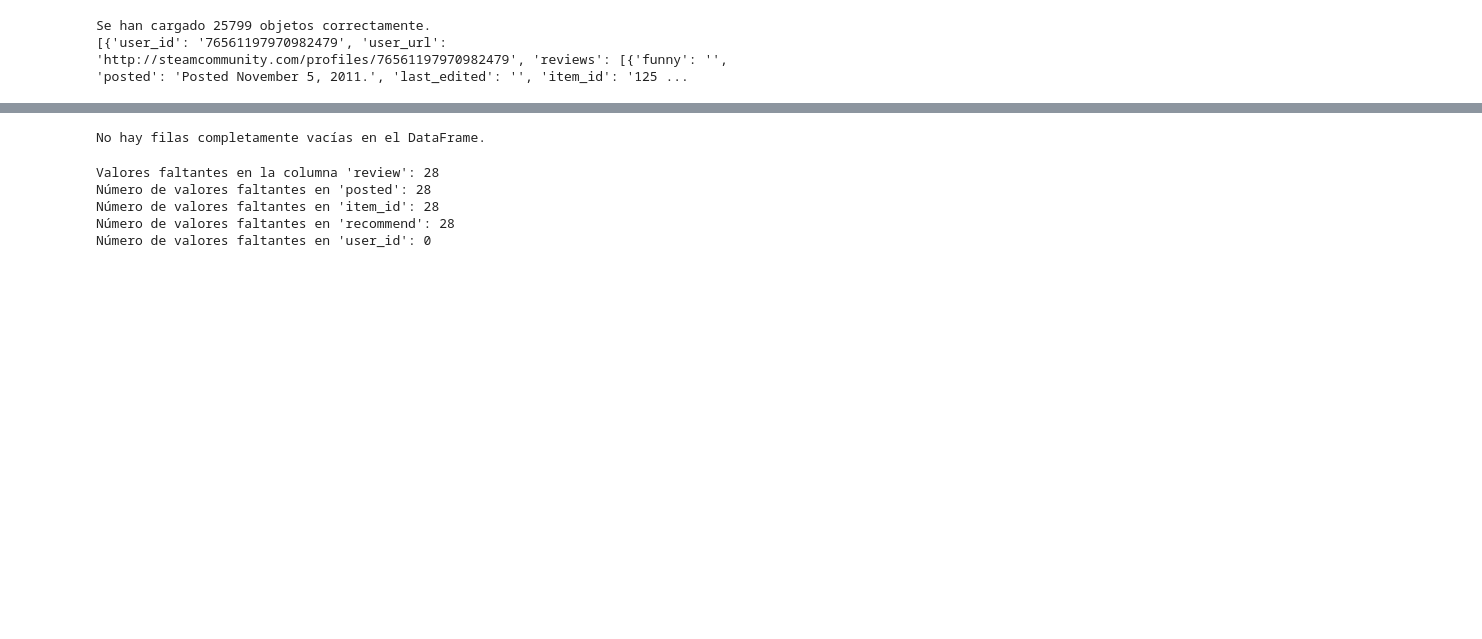
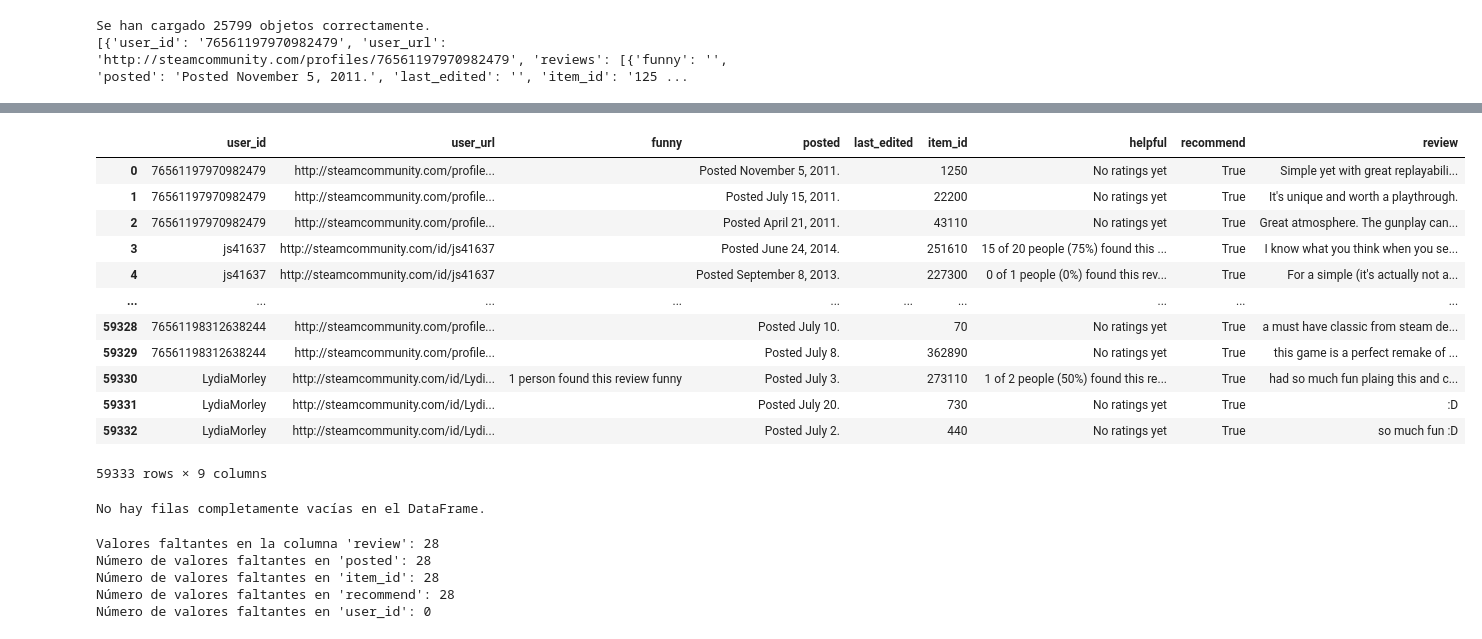
Before and after one commit to veraguillen/MachineLearning-STEAM, a Jupyter notebook: ETL/ETL user_review.ipynb, the cells around one changed output, grey strips where cells are left out. Cells and saved outputs as stored; diff of their text form; code cells hidden in the pictures; blank space fills up the shorter version.

```diff
--- a/ETL/ETL user_review.ipynb
+++ b/ETL/ETL user_review.ipynb
@@ -47,6 +63,22 @@ df_exploded = df_user.explode('reviews').reset_index(drop=True)
 # Convertimos los diccionarios de la columna 'reviews' en columnas
 df_expanded = pd.json_normalize(df_exploded['reviews'])
 df_reviews_user = pd.concat([df_exploded.drop(columns=['reviews']), df_expanded], axis=1)
+# %%
+df_reviews_user
+# %% [output]
+|  | user_id | user_url | funny | posted | last_edited | item_id | helpful | recommend | review |
+| 0 | 76561197970982479 | http://steamcommunity.com/profile... |  | Posted November 5, 2011. |  | 1250 | No ratings yet | True | Simple yet with great replayabili... |
+| 1 | 76561197970982479 | http://steamcommunity.com/profile... |  | Posted July 15, 2011. |  | 22200 | No ratings yet | True | It's unique and worth a playthrough. |
+| 2 | 76561197970982479 | http://steamcommunity.com/profile... |  | Posted April 21, 2011. |  | 43110 | No ratings yet | True | Great atmosphere. The gunplay can... |
+| 3 | js41637 | http://steamcommunity.com/id/js41637 |  | Posted June 24, 2014. |  | 251610 | 15 of 20 people (75%) found this ... | True | I know what you think when you se... |
+| 4 | js41637 | http://steamcommunity.com/id/js41637 |  | Posted September 8, 2013. |  | 227300 | 0 of 1 people (0%) found this rev... | True | For a simple (it's actually not a... |
+| ... | ... | ... | ... | ... | ... | ... | ... | ... | ... |
+| 59328 | 76561198312638244 | http://steamcommunity.com/profile... |  | Posted July 10. |  | 70 | No ratings yet | True | a must have classic from steam de... |
+| 59329 | 76561198312638244 | http://steamcommunity.com/profile... |  | Posted July 8. |  | 362890 | No ratings yet | True | this game is a perfect remake of ... |
+| 59330 | LydiaMorley | http://steamcommunity.com/id/Lydi... | 1 person found this review funny | Posted July 3. |  | 273110 | 1 of 2 people (50%) found this re... | True | had so much fun plaing this and c... |
+| 59331 | LydiaMorley | http://steamcommunity.com/id/Lydi... |  | Posted July 20. |  | 730 | No ratings yet | True | :D |
+| 59332 | LydiaMorley | http://steamcommunity.com/id/Lydi... |  | Posted July 2. |  | 440 | No ratings yet | True | so much fun :D |
+59333 rows × 9 columns
 # %%
 # Enlistamos y después BORRAMOS las columnas que consideramos INNECESARIAS para el proyecto
 columnas_a_borrar = ['user_url','helpful', 'funny','last_edited']
```
Also changed, not shown: parts of 6 cells of this notebook, 6 other files.
